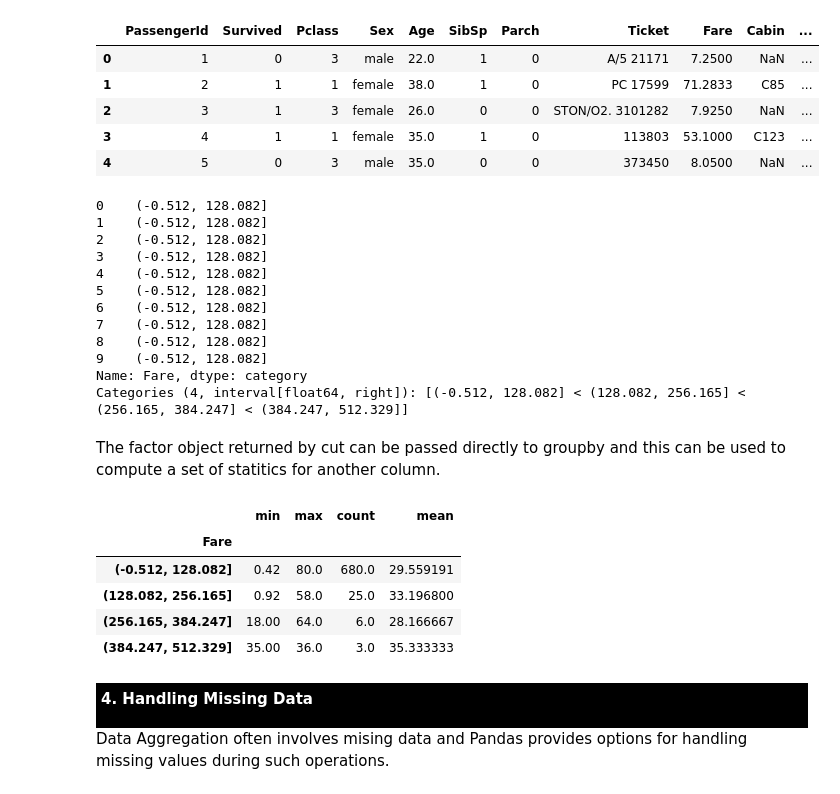
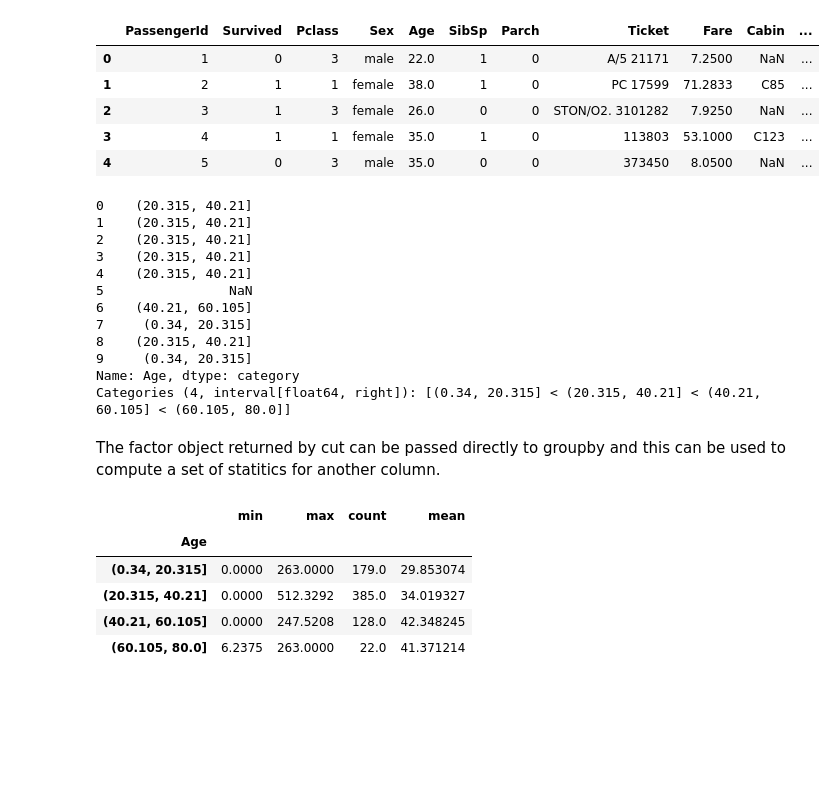
Before and after one commit to Craphtr/Python-Essentials-For-Machine-Learning, a Jupyter notebook: 09_Data_Aggregation_in_Pandas.ipynb, the cells around one changed output. Saved outputs shown, nothing was run; the diff lists cells and outputs as text; code cells hidden in the pictures; blank space fills up the shorter version.

Commit message:
updated with aggregation techniques

```diff
--- a/09_Data_Aggregation_in_Pandas.ipynb
+++ b/09_Data_Aggregation_in_Pandas.ipynb
@@ -385,40 +385,34 @@ dat.head()
 | 3 | 4 | 1 | 1 | female | 35.0 | 1 | 0 | 113803 | 53.1000 | C123 | ... |
 | 4 | 5 | 0 | 3 | male | 35.0 | 0 | 0 | 373450 | 8.0500 | NaN | ... |
 # %%
-factor = pd.cut(dat['Fare'],4)
+factor = pd.cut(dat['Age'],4)
 factor[:10]
 # %% [output]
-0    (-0.512, 128.082]
-1    (-0.512, 128.082]
-2    (-0.512, 128.082]
-3    (-0.512, 128.082]
-4    (-0.512, 128.082]
-5    (-0.512, 128.082]
-6    (-0.512, 128.082]
-7    (-0.512, 128.082]
-8    (-0.512, 128.082]
-9    (-0.512, 128.082]
-Name: Fare, dtype: category
-Categories (4, interval[float64, right]): [(-0.512, 128.082] < (128.082, 256.165] < (256.165, 384.247] < (384.247, 512.329]]
+0    (20.315, 40.21]
+1    (20.315, 40.21]
+2    (20.315, 40.21]
+3    (20.315, 40.21]
+4    (20.315, 40.21]
+5                NaN
+6    (40.21, 60.105]
+7     (0.34, 20.315]
+8    (20.315, 40.21]
+9     (0.34, 20.315]
+Name: Age, dtype: category
+Categories (4, interval[float64, right]): [(0.34, 20.315] < (20.315, 40.21] < (40.21, 60.105] < (60.105, 80.0]]
 # %% [markdown]
 The factor object returned by cut can be passed directly to groupby and this can be used to compute a set of statitics for another column.
 # %%
 def get_stats(group):
     return {'min':np.min(group), 'max':np.max(group),
             'count':group.count(),'mean':np.mean(group)}
 
-grouped = dat['Age'].groupby(factor)
+grouped = dat['Fare'].groupby(factor)
 grouped.apply(get_stats).unstack()
 # %% [output]
 |  | min | max | count | mean |
-| Fare |  |  |  |  |
-| (-0.512, 128.082] | 0.42 | 80.0 | 680.0 | 29.559191 |
-| (128.082, 256.165] | 0.92 | 58.0 | 25.0 | 33.196800 |
-| (256.165, 384.247] | 18.00 | 64.0 | 6.0 | 28.166667 |
-| (384.247, 512.329] | 35.00 | 36.0 | 3.0 | 35.333333 |
+| Age |  |  |  |  |
+| (0.34, 20.315] | 0.0000 | 263.0000 | 179.0 | 29.853074 |
+| (20.315, 40.21] | 0.0000 | 512.3292 | 385.0 | 34.019327 |
+| (40.21, 60.105] | 0.0000 | 247.5208 | 128.0 | 42.348245 |
+| (60.105, 80.0] | 6.2375 | 263.0000 | 22.0 | 41.371214 |
-# %% [markdown]
-<div style="background-color: black; padding: 5px">
-    <p><b><font size="+2" color="white">4. Handling Missing Data</font></b></p>
-    </div>
-
-Data Aggregation  often involves mising data and Pandas provides options for handling missing values during such operations.
```
Also changed, not shown: parts of 23 cells of this notebook.
